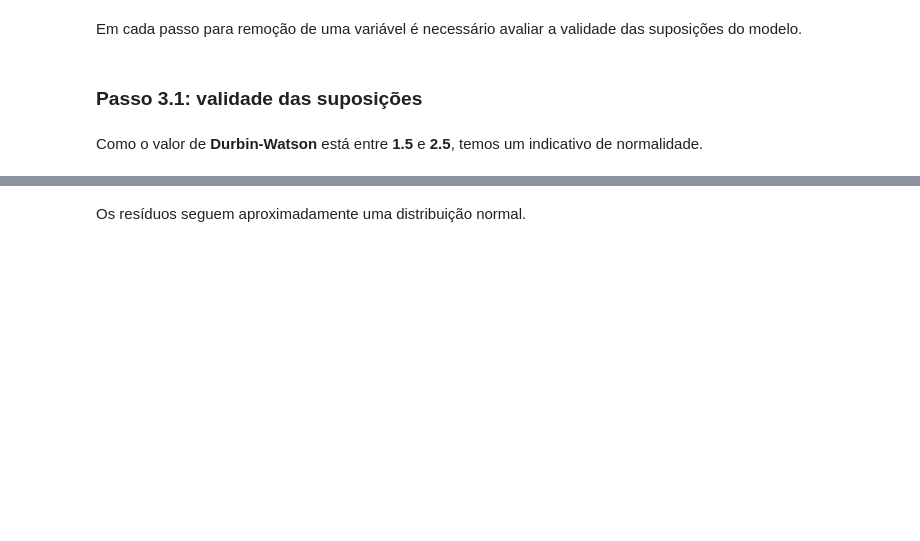
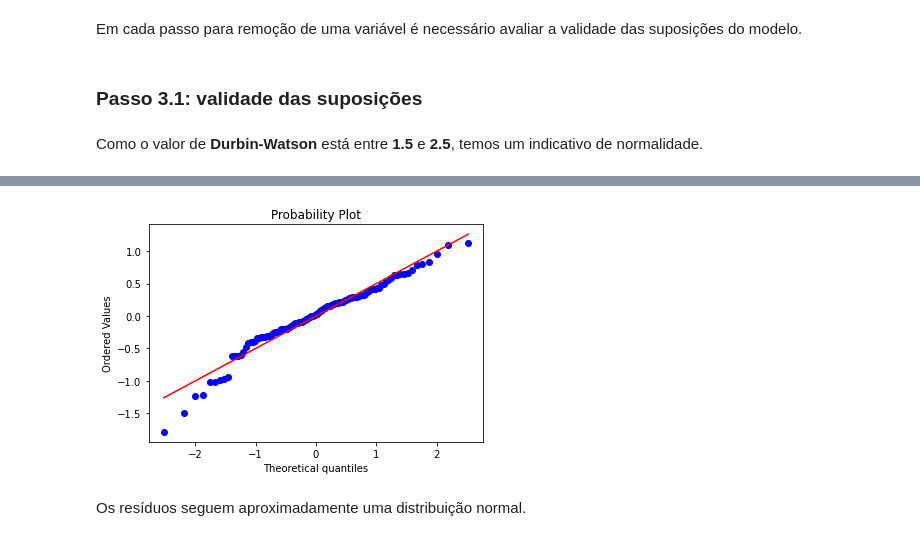
Before and after one commit to niveaabreu/Projeto-2-Ciencia-dos-Dados, a Jupyter notebook: Projeto 2 - Ciência dos Dados.ipynb, the cells around one changed output, grey strips where cells are left out. Cells and saved outputs as stored; diff of their text form; code cells hidden in the pictures; blank space fills up the shorter version.

```diff
--- a/Projeto 2 - Ciência dos Dados.ipynb
+++ b/Projeto 2 - Ciência dos Dados.ipynb
@@ -324,5 +326,5 @@ residuos = y_train - y_predito
 
 # Gráfico para concluir suspeita
 plt.figure(figsize=(6,4))
-probplot(residuos, dist='norm', plot=plt);
+scipy.stats.probplot(residuos, dist='norm', plot=plt);
 # %% [output]
@@ -331,3 +331,4 @@ probplot(residuos, dist='norm', plot=plt);
+[figure, added]
 # %% [markdown]
 Os resíduos seguem aproximadamente uma distribuição normal.
 # %%
```
Also changed, not shown: parts of 24 cells of this notebook, 1 other file.
